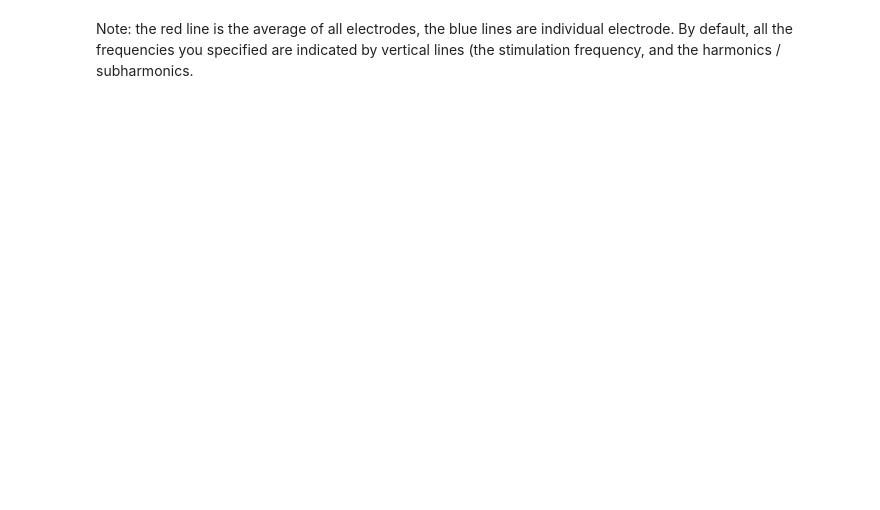
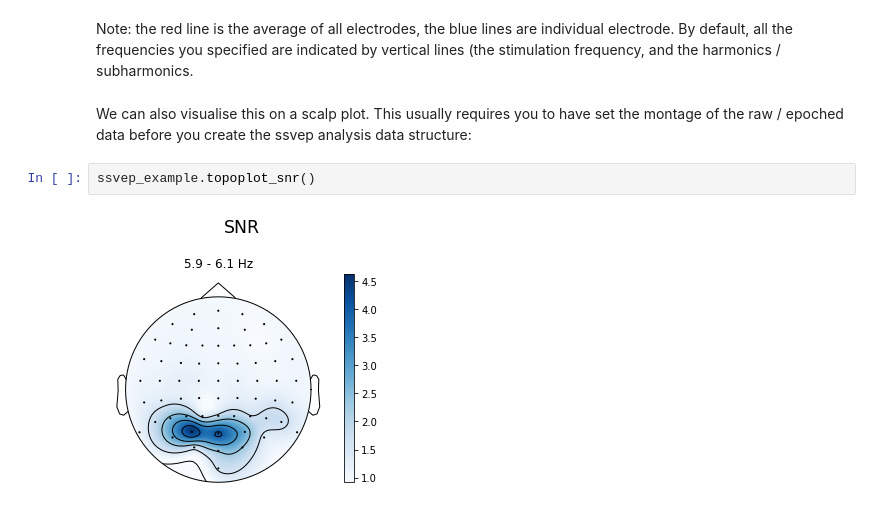
Before and after one commit to janfreyberg/ssvepy, a Jupyter notebook: example.ipynb, the cells around one changed output. Cells and saved outputs as stored; diff of their text form; blank space fills up the shorter version.

Commit message:
Add topo-plotting functions

```diff
--- a/example.ipynb
+++ b/example.ipynb
@@ -86,2 +91,8 @@ ssvep_example.plot_snr()
 # %% [markdown]
 Note: the red line is the average of all electrodes, the blue lines are individual electrode. By default, all the frequencies you specified are indicated by vertical lines (the stimulation frequency, and the harmonics / subharmonics.
+# %% [markdown]
+We can also visualise this on a scalp plot. This usually requires you to have set the montage of the raw / epoched data before you create the ssvep analysis data structure:
+# %%
+ssvep_example.topoplot_snr()
+# %% [output]
+[figure, added]
```
Also changed, not shown: parts of 13 cells of this notebook, 1 other file.
